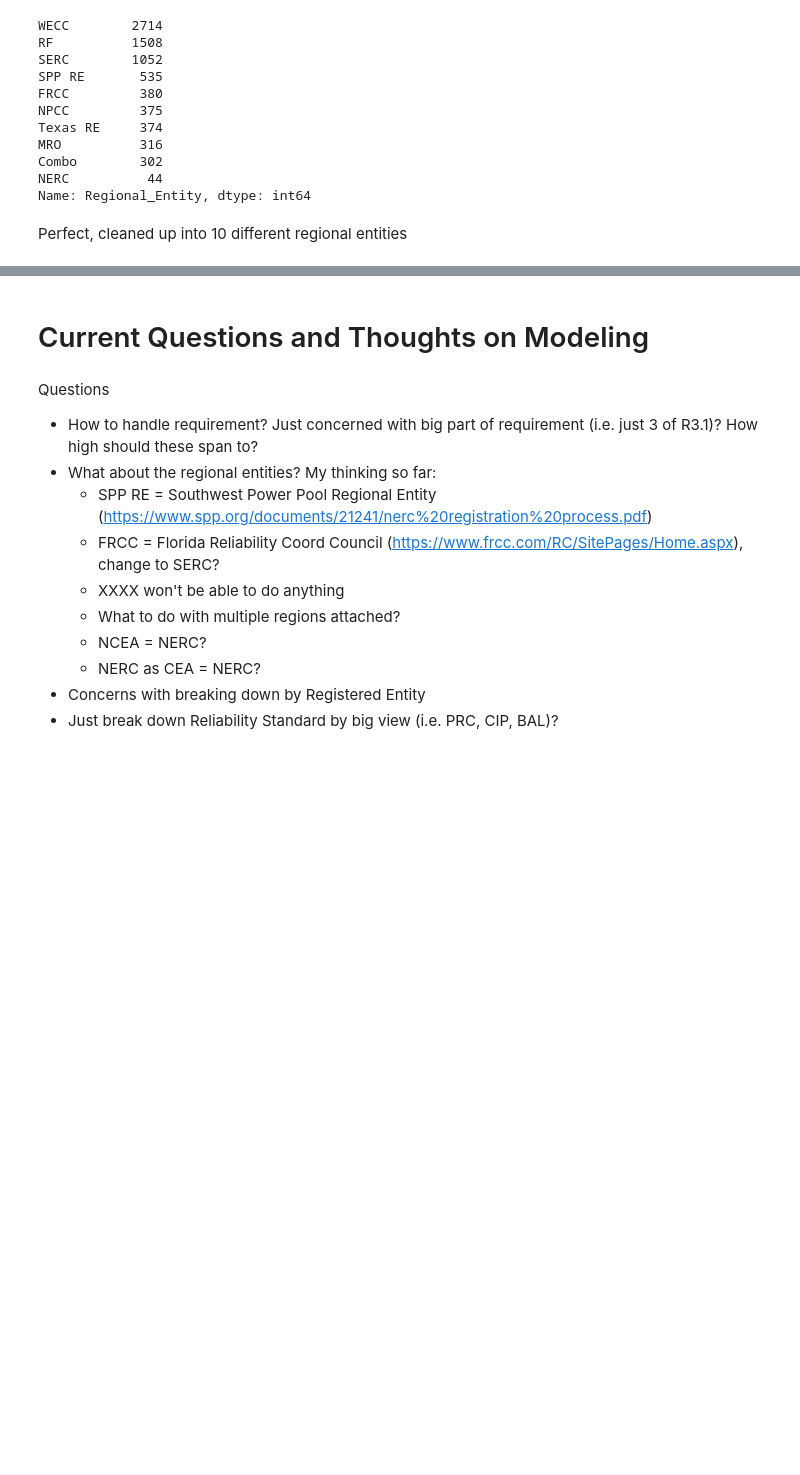
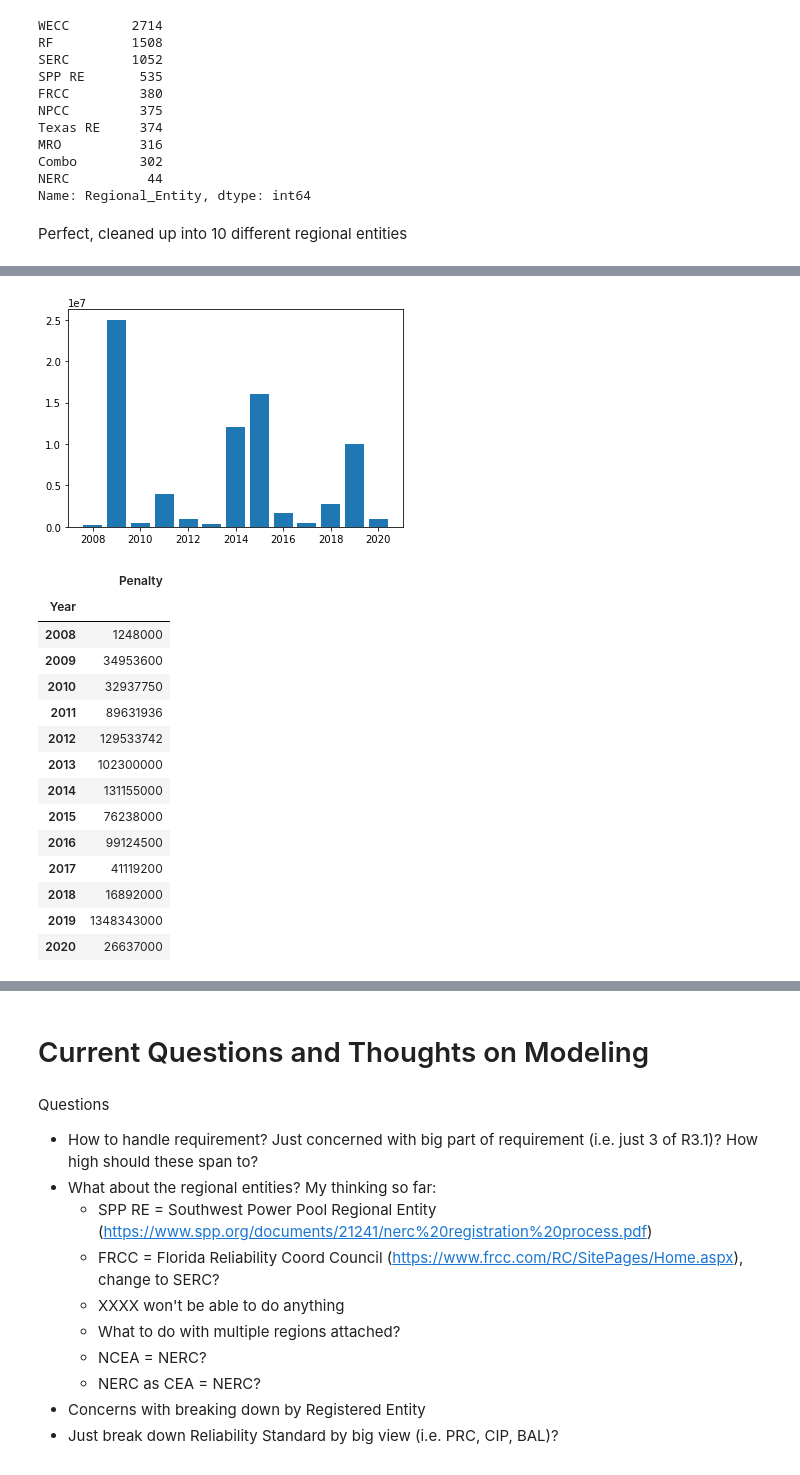
Before and after one commit to kkolodziej39/NERC_Fines, a Jupyter notebook: nerc_fines.ipynb, the cells around one changed output, grey strips where cells are left out. Cells and saved outputs as stored; diff of their text form; code cells hidden in the pictures; blank space fills up the shorter version.

Commit message:
initial ground work set up for some basic charts

```diff
--- a/nerc_fines.ipynb
+++ b/nerc_fines.ipynb
@@ -306,0 +319,25 @@ Perfect, cleaned up into 10 different regional entities
+# %%
+import matplotlib.pyplot as plt
+
+# by year
+fines_by_year = allData.groupby('Year')[['Penalty']].sum()
+plt.bar(allData["Year"], allData["Penalty"])
+plt.show()
+fines_by_year
+# %% [output]
+[figure, added]
+|  | Penalty |
+| Year |  |
+| 2008 | 1248000 |
+| 2009 | 34953600 |
+| 2010 | 32937750 |
+| 2011 | 89631936 |
+| 2012 | 129533742 |
+| 2013 | 102300000 |
+| 2014 | 131155000 |
+| 2015 | 76238000 |
+| 2016 | 99124500 |
+| 2017 | 41119200 |
+| 2018 | 16892000 |
+| 2019 | 1348343000 |
+| 2020 | 26637000 |
```
Also changed, not shown: parts of 26 cells of this notebook.
